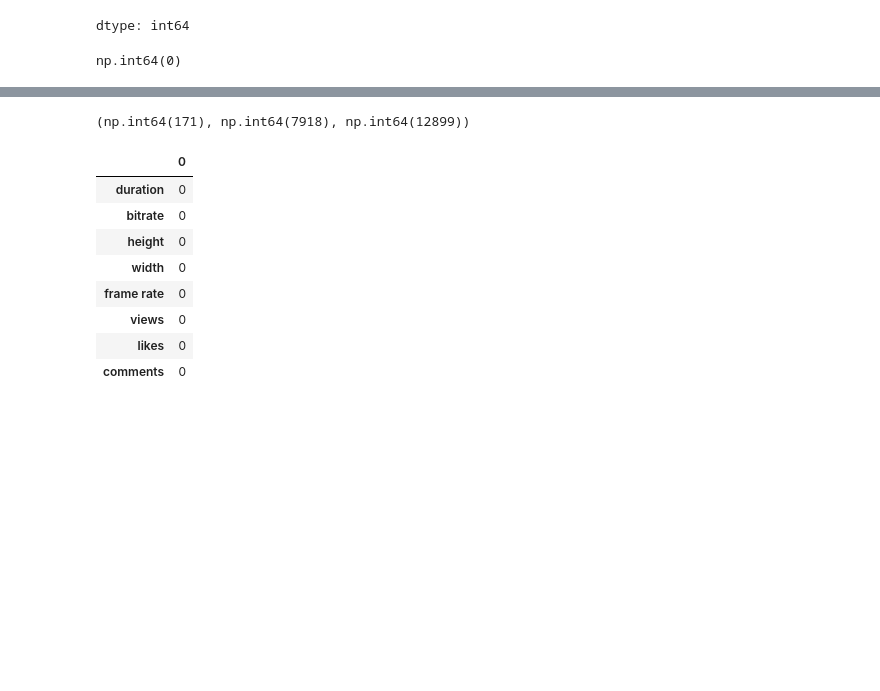
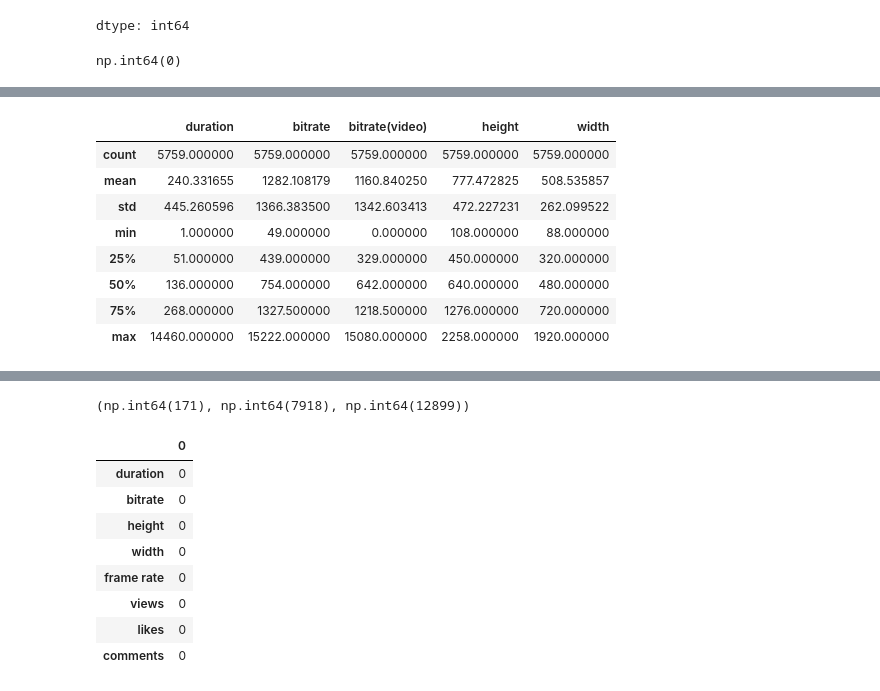
Before and after one commit to ghaida-alsalamah/T2-AI-TASK, a Jupyter notebook: T2-AI-TASK.ipynb, the cells around one changed output, grey strips where cells are left out. Cells and saved outputs as stored; diff of their text form; code cells hidden in the pictures; blank space fills up the shorter version.

```diff
--- a/T2-AI-TASK.ipynb
+++ b/T2-AI-TASK.ipynb
@@ -91,0 +100,12 @@ df.describe()
+# %%
+df.describe(include=['int'])
+# %% [output]
+|  | duration | bitrate | bitrate(video) | height | width |
+| count | 5759.000000 | 5759.000000 | 5759.000000 | 5759.000000 | 5759.000000 |
+| mean | 240.331655 | 1282.108179 | 1160.840250 | 777.472825 | 508.535857 |
+| std | 445.260596 | 1366.383500 | 1342.603413 | 472.227231 | 262.099522 |
+| min | 1.000000 | 49.000000 | 0.000000 | 108.000000 | 88.000000 |
+| 25% | 51.000000 | 439.000000 | 329.000000 | 450.000000 | 320.000000 |
+| 50% | 136.000000 | 754.000000 | 642.000000 | 640.000000 | 480.000000 |
+| 75% | 268.000000 | 1327.500000 | 1218.500000 | 1276.000000 | 720.000000 |
+| max | 14460.000000 | 15222.000000 | 15080.000000 | 2258.000000 | 1920.000000 |
```
Also changed, not shown: parts of 9 cells of this notebook.
